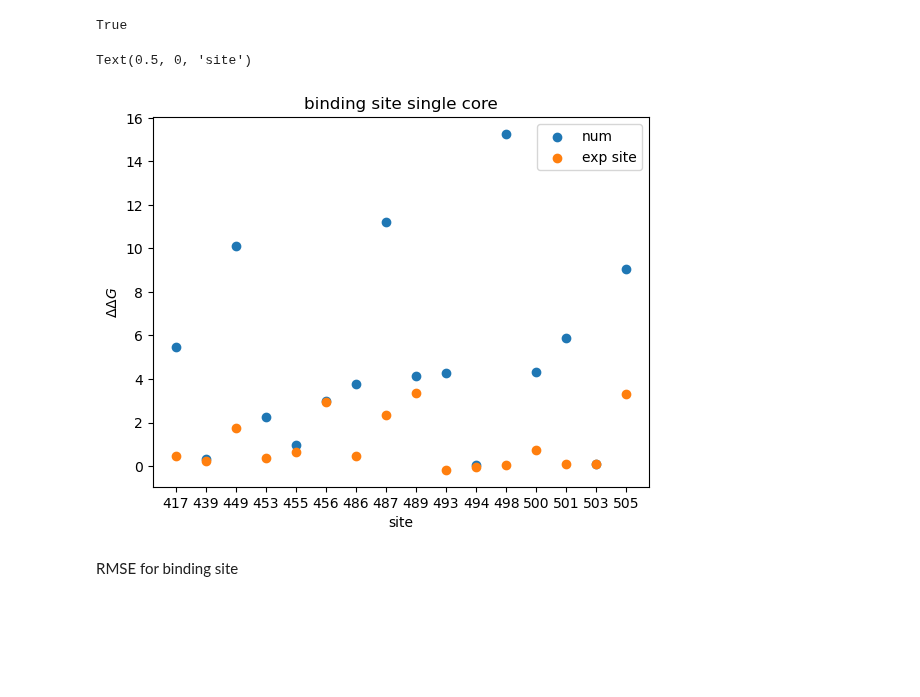
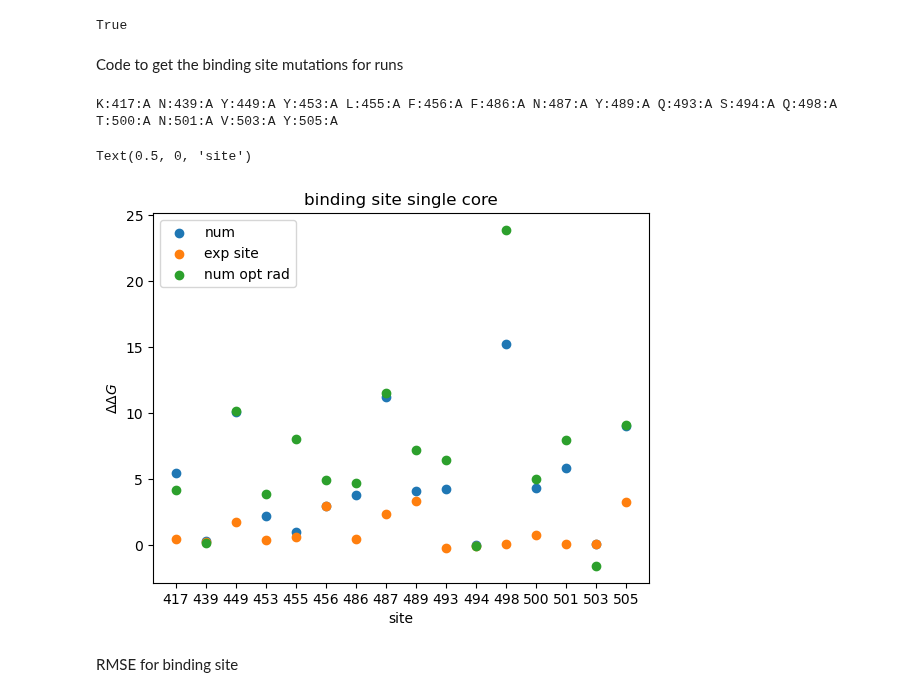
Before and after one commit to fergplace/amber_scripts, a Jupyter notebook: simple_amino_eval_pres.ipynb, the cells around one changed output. Cells and saved outputs as stored; diff of their text form; code cells hidden in the pictures; blank space fills up the shorter version.

```diff
--- a/simple_amino_eval_pres.ipynb
+++ b/simple_amino_eval_pres.ipynb
@@ -596,25 +596,35 @@ True
 # %%
 site_SARS2_val_all = df_exp_data.iloc[idx_all]["bind_avg"].to_numpy()
 del_del_G_all_muts = delta_delta_G_exp_cal_frist_method(site_SARS2_val_all)
+# %% [markdown]
+Code to get the binding site mutations for runs
+# %%
+muts_in_input_format = []
+for mut in num_muts_all_sc_or[mut_arg_idx_all_or][mut_arg_idx_all_site_or] :
+    tmp_mut = mut[0] + ":" + mut[1:-1] + ":" + mut[-1]
+    muts_in_input_format.append( tmp_mut )
+    print(tmp_mut, end=' ')
+# %% [output]
+K:417:A N:439:A Y:449:A Y:453:A L:455:A F:456:A F:486:A N:487:A Y:489:A Q:493:A S:494:A Q:498:A T:500:A N:501:A V:503:A Y:505:A
 # %%
 #(- df_num_data_all_single_core_optrad["delta_delta_g_gen"].to_numpy())[mut_arg_idx_all_or][mut_arg_idx_all_site_or]
 # %%
 plt.scatter( mut_arg_all[mut_arg_idx_all][mut_arg_idx_all_site]
             , num_66_all_sc[mut_arg_idx_all][mut_arg_idx_all_site], label="num")
 
 plt.scatter(mut_arg_all[mut_arg_idx_all][mut_arg_idx_all_site],
              del_del_G_all_muts[mut_arg_idx_all][mut_arg_idx_all_site], label="exp site")
 # plt.scatter(mut_arg_all[mut_arg_idx_all][mut_arg_idx_all_site],
 #             num_66_all[mut_arg_idx_all][mut_arg_idx_all_site], label="num_MPI")
-# plt.scatter(mut_arg_all[mut_arg_idx_all][mut_arg_idx_all_site],
-#              num_66_all_sc_or[mut_arg_idx_all_or][mut_arg_idx_all_site_or], label="num opt rad")
+plt.scatter(mut_arg_all[mut_arg_idx_all][mut_arg_idx_all_site],
+             num_66_all_sc_or[mut_arg_idx_all_or][mut_arg_idx_all_site_or], label="num opt rad")
 plt.legend()
 plt.title("binding site single core")
 plt.ylabel("$\Delta \Delta G$")
 plt.xlabel("site")
 # %% [output]
 Text(0.5, 0, 'site')
-[figure, old version]
+[figure, new version]
 # %% [markdown]
 RMSE for binding site
 # %%
```
Also changed, not shown: 1 other file.
